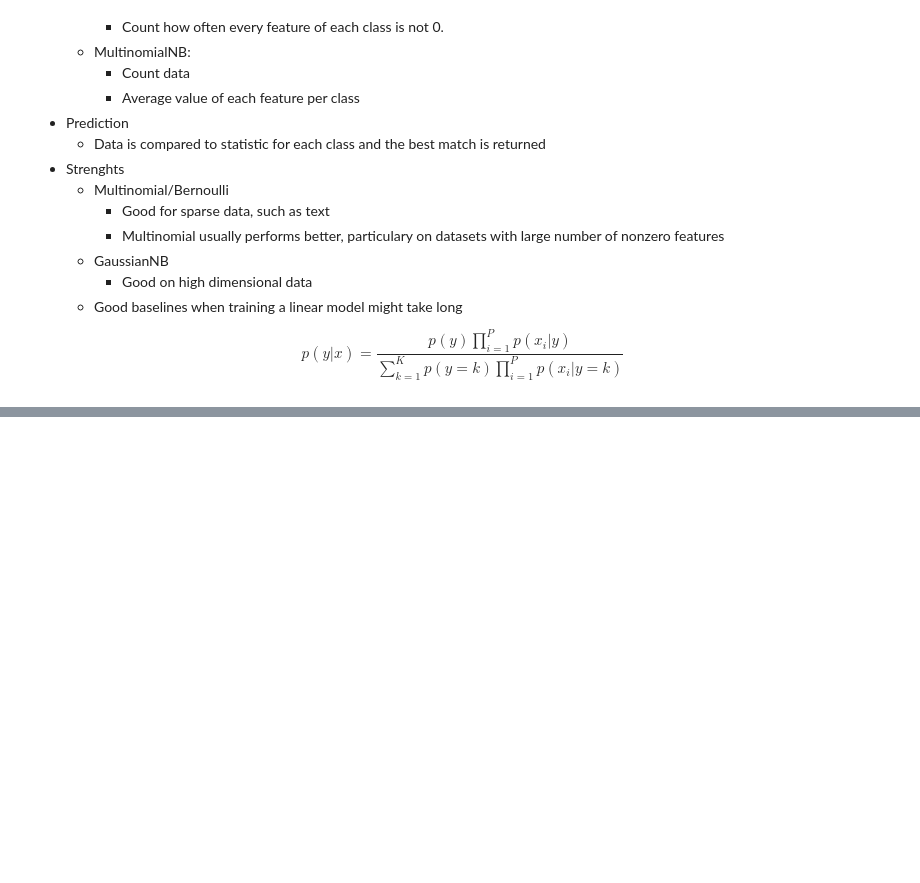
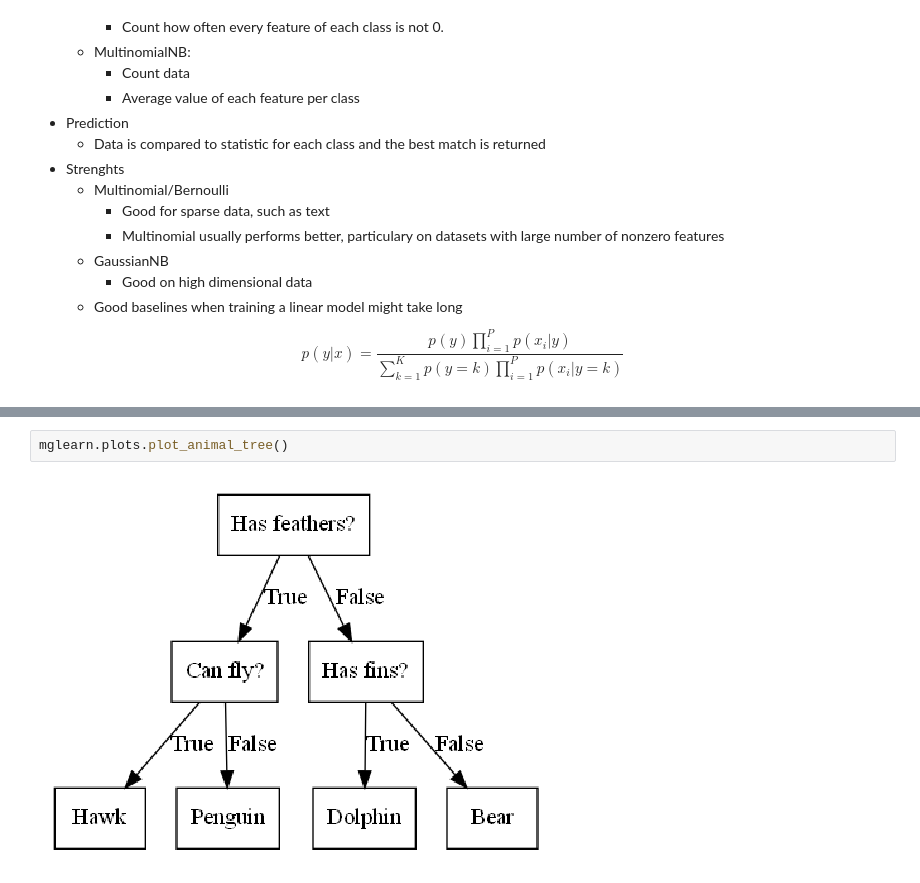
Before and after one commit to GabrielVogel/Books, a Jupyter notebook: Introduction to Machine Learning/Chapter2.ipynb, the cells around one changed output, grey strips where cells are left out. Drawn from its saved outputs; the diff is of its cells as text; blank space fills up the shorter version.

```diff
--- a/Introduction to Machine Learning/Chapter2.ipynb
+++ b/Introduction to Machine Learning/Chapter2.ipynb
@@ -407,0 +438,4 @@ $$p(y|x) = \frac{p(y)\prod_{i=1}^{P}p(x_{i}|y)}{\sum_{k=1}^Kp(y=k)\prod_{i=1}^{P
+# %%
+mglearn.plots.plot_animal_tree()
+# %% [output]
+[figure, added]
```
Also changed, not shown: parts of 38 cells of this notebook, 4 other files.
